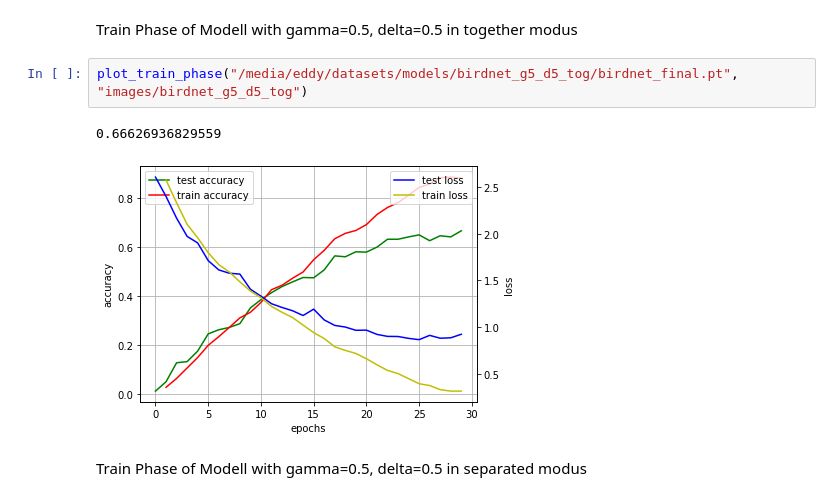
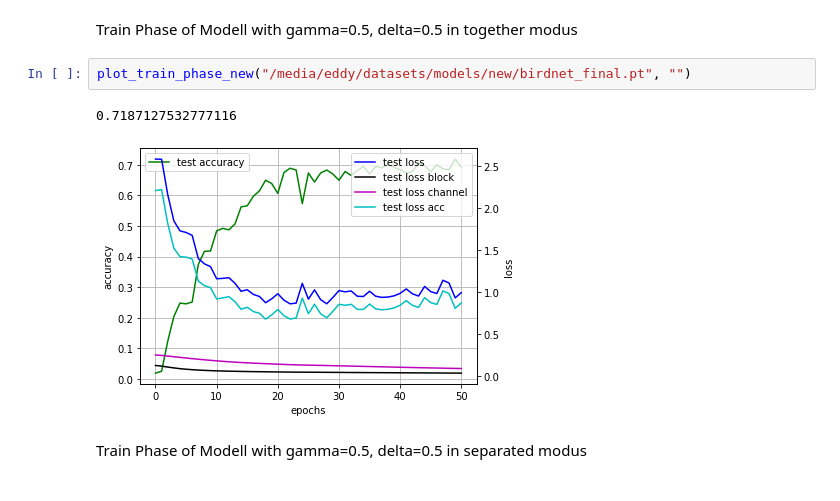
Before and after one commit to 1337Eddy/PruningBirdNet, a Jupyter notebook: visualizations.ipynb, the cells around one changed output. Saved outputs shown, nothing was run; the diff lists cells and outputs as text.

```diff
--- a/visualizations.ipynb
+++ b/visualizations.ipynb
@@ -292,10 +292,10 @@ def model_summary(path, input_dim=(1,64,512)):
 # %% [markdown]
 Train Phase of Modell with gamma=0.5, delta=0.5 in together modus
 # %%
-plot_train_phase("/media/eddy/datasets/models/birdnet_g5_d5_tog/birdnet_final.pt", "images/birdnet_g5_d5_tog")
+plot_train_phase_new("/media/eddy/datasets/models/new/birdnet_final.pt", "")
 # %% [output]
-0.66626936829559
+0.7187127532777116
-[figure, old version]
+[figure, new version]
 # %% [markdown]
 Train Phase of Modell with gamma=0.5, delta=0.5 in separated modus
 # %%
```
Also changed, not shown: 8 other files.
